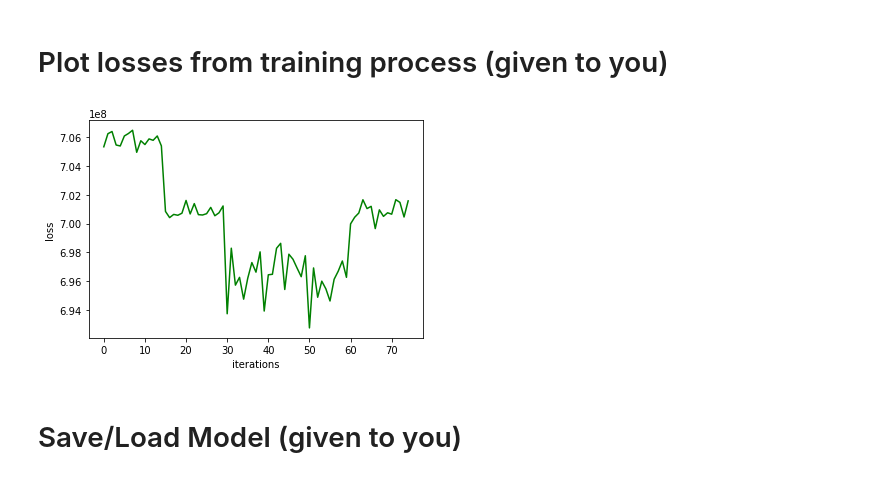
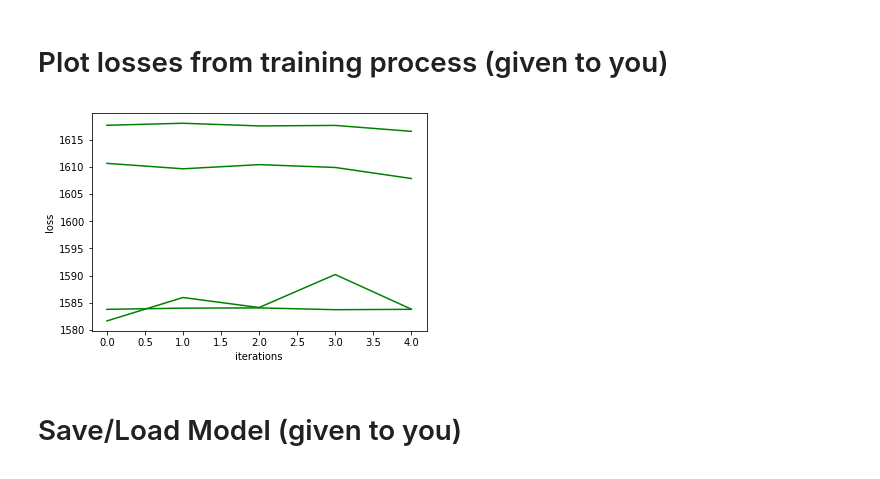
Before and after one commit to yossigw31/deeplearning, a Jupyter notebook: final/Polynomial_Identification_Project/Polynomial_Identification_Project.ipynb, the cells around one changed output. Drawn from its saved outputs; the diff is of its cells as text; code cells hidden in the pictures.

```diff
--- a/final/Polynomial_Identification_Project/Polynomial_Identification_Project.ipynb
+++ b/final/Polynomial_Identification_Project/Polynomial_Identification_Project.ipynb
@@ -533,16 +811,19 @@ def phase_train(model,optimizer,scheduler,train_loader,train_losses):
     avg_loss = avg_loss / (len(train_loader)*train_loader.batch_size)
     train_losses.append(avg_loss)
 # %%
-def phase_validation(model,optimizer,scheduler,validation_loader,validation_losses,best_model_wts):
+def phase_validation(model,optimizer,scheduler,validation_loader,validation_losses,best_model_wts,best_loss):
     model.eval()  # eval mode (batchnorm uses moving mean/variance instead of mini-batch mean/variance)
-    global best_loss
     avg_val_loss = 0
     for i, data in enumerate(loader): #0 means that counting starts at zero
         image = (data['image']).to(device)
         labels = (data['labels']).to(device)
+
+        image1 = handle_noise_and_gray(image)
+        image1 = torch.from_numpy(image1)
+        image1 = image1.to(device,dtype=torch.float)
         optimizer.zero_grad()
         with torch.no_grad():
-            outputs = model(image.float())
+            outputs = model(image1)
             loss = my_loss(outputs, labels)
             avg_val_loss = avg_val_loss + loss
 
@@ -552,7 +833,7 @@ def phase_validation(model,optimizer,scheduler,validation_loader,validation_loss
         best_loss = avg_val_loss
         best_model_wts=copy.deepcopy(model.state_dict())
 
-    return best_model_wts
+    return best_model_wts,best_loss
 # %% [markdown]
 # train model function
 # %%
@@ -563,6 +844,7 @@ def train_model(model,
                 validation_loader,
                 train_losses,
                 validation_losses,
+                name,
                 epochs=1):
 
     """
@@ -579,14 +861,15 @@ def train_model(model,
     No value is returned - model is updated during training
 
     """
+    best_loss = 10000000000.0
     best_model_wts=copy.deepcopy(model.state_dict())
     for epoch in range(epochs):
-        print('Epoch {}/{}'.format(epoch,epochs-1))
+        print('Epoch for model: {} {}/{}'.format(name,epoch,epochs-1))
         phase_train(model,optimizer,scheduler,train_loader,train_losses)
-        best_model_wts = phase_validation(model,optimizer,scheduler,validation_loader,validation_losses,best_model_wts)
+        best_model_wts,best_loss = phase_validation(model,optimizer,scheduler,validation_loader,validation_losses,best_model_wts,best_loss)
 
     model.load_state_dict(best_model_wts)
-    return model
+    return {'model':model,'train_losses':train_losses,'validation_losses':validation_losses,'id':'{}={}'.format(name, uuid.uuid4())}
 # %% [markdown]
 # Actual train (given to you)
 # %%
@@ -601,13 +884,16 @@ if not 'train_losses' in vars():
 if not 'validation_losses' in vars():
     validation_losses = []
 
-
-model = train_model(model,
-            optimizer,
-            exp_lr_scheduler,
-            train_loader,
-            validation_loader,
-            train_losses,
-            validation_losses,
-            epochs=15)
+results = []
+for metaData in models:
+    result = train_model(metaData['model'],
+                metaData['optimizer'],
+                metaData['scheduler'],
+                train_loader,
+                validation_loader,
+                [],
+                [],
+                metaData['name'],
+                epochs=5)
+    results.append(result)
 # %% [output]
@@ -630,14 +922,15 @@ Epoch 13/14
 # %%
 import matplotlib.pyplot as plt
 
+for result in results:
+    iteration = np.arange(0., len(result['train_losses']))
+    plt.plot(iteration, result['train_losses'], 'g-')
 
-iteration = np.arange(0., len(train_losses))
-plt.plot(iteration, train_losses, 'g-')
 plt.xlabel('iterations')
 plt.ylabel('loss')
 plt.show()
 # %% [output]
-[figure, old version]
+[figure, new version]
 # %% [markdown]
 # Save/Load Model (given to you)
 # %%
```
Also changed, not shown: parts of 18 cells of this notebook.
